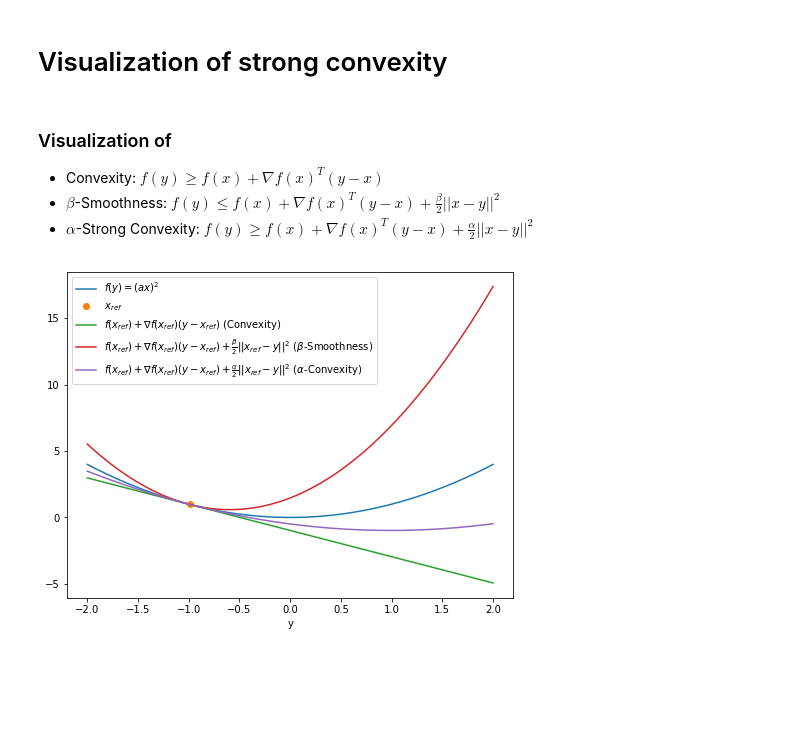
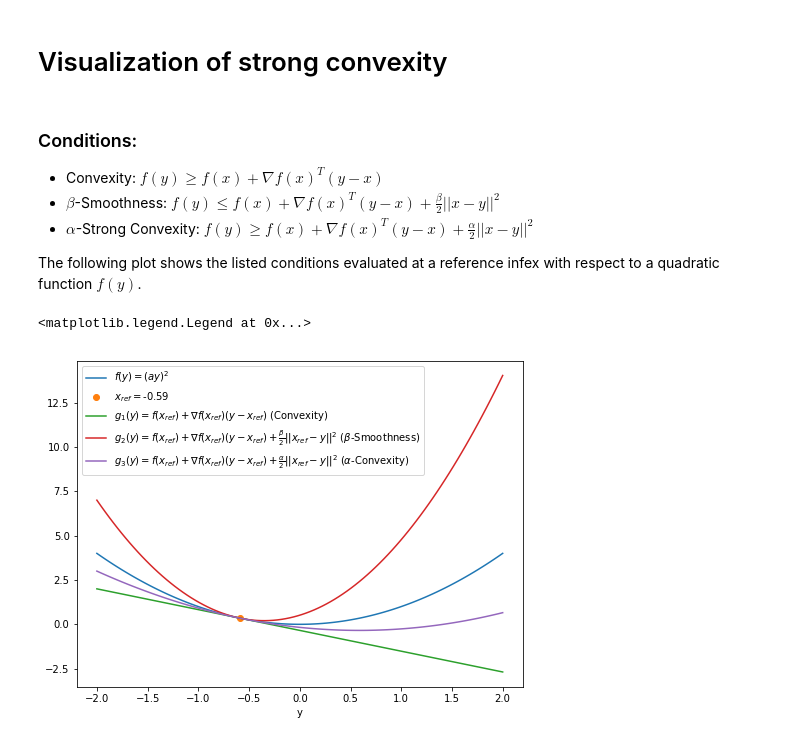
Before and after one commit to aredder/nonlinear-programming, a Jupyter notebook: code/Strong Convexity.ipynb, the cells around one changed output. Drawn from its saved outputs; the diff is of its cells as text; code cells hidden in the pictures; blank space fills up the shorter version.

Commit message:
updated strong convexity visualization

```diff
--- a/code/Strong Convexity.ipynb
+++ b/code/Strong Convexity.ipynb
@@ -8,28 +8,28 @@ import matplotlib.pyplot as plt
 a = 1
 alpha = 1
 beta = 5
-x = np.linspace(-2,2,100)
 y = np.linspace(-2,2,100)
-fx = (a*x)**2
 fy = (a*y)**2
-gx = 2*a*x
+gy = 2*a*y
 # %% [markdown]
-### Visualization of
+### Conditions:
  - Convexity: $f(y) \ge f(x) + \nabla f(x)^T(y - x)$
  - $\beta$-Smoothness: $f(y) \le f(x) + \nabla f(x)^T(y - x) + \frac{\beta}{2} ||x-y||^2$
  - $\alpha$-Strong Convexity: $f(y) \ge f(x) + \nabla f(x)^T(y - x) + \frac{\alpha}{2} ||x-y||^2$
+
+The following plot shows the listed conditions evaluated at a reference infex with respect to a quadratic function $f(y)$.
 # %%
-x_ref = 25
+ref_idx = 35
 plt.figure(figsize=(8, 6))
-plt.plot(y,fy,'-',label='$f(y) = (ax)^{2}$')
-plt.plot(y[x_ref],fy[x_ref],'.', markersize=12, label=r'$x_{ref}$')
-plt.plot(x,fx[x_ref] + gx[x_ref]*(y-x[x_ref]),'-',label= r"$f(x_{ref}) + \nabla f(x_{ref})(y - x_{ref})$ (Convexity)")
-plt.plot(x,fx[x_ref] + gx[x_ref]*(y-x[x_ref]) + beta/2*(x[x_ref] - y)**2,'-',label= r"$f(x_{ref}) + \nabla f(x_{ref})\
+plt.plot(y,fy,'-',label='$f(y) = (ay)^{2}$')
+plt.plot(y[ref_idx],fy[ref_idx],'.', markersize=12, label=r'$x_{ref} = $' + "%.2f" % y[ref_idx])
+plt.plot(y,fy[ref_idx] + gy[ref_idx]*(y-y[ref_idx]),'-',label= r"$g_1(y) =f(x_{ref}) + \nabla f(x_{ref})(y - x_{ref})$ (Convexity)")
+plt.plot(y,fy[ref_idx] + gy[ref_idx]*(y-y[ref_idx]) + beta/2*(y[ref_idx] - y)**2,'-',label= r"$g_2(y) = f(x_{ref}) + \nabla f(x_{ref})\
          (y - x_{ref}) + \frac{\beta}{2} ||x_{ref}-y||^2$ ($\beta$-Smoothness)")
-plt.plot(x,fx[x_ref] + gx[x_ref]*(y-x[x_ref]) + alpha/2*(x[x_ref] - y)**2,'-',label= r"$f(x_{ref}) + \nabla f(x_{ref})\
+plt.plot(y,fy[ref_idx] + gy[ref_idx]*(y-y[ref_idx]) + alpha/2*(y[ref_idx] - y)**2,'-',label= r"$g_3(y) = f(x_{ref}) + \nabla f(x_{ref})\
          (y - x_{ref}) + \frac{\alpha}{2} ||x_{ref}-y||^2$ ($\alpha$-Convexity)")
 plt.xlabel('y')
 plt.legend()
-plt.savefig('Strong_convexity.png')
 # %% [output]
+<matplotlib.legend.Legend at 0x...>
-[figure, old version]
+[figure, new version]
```
